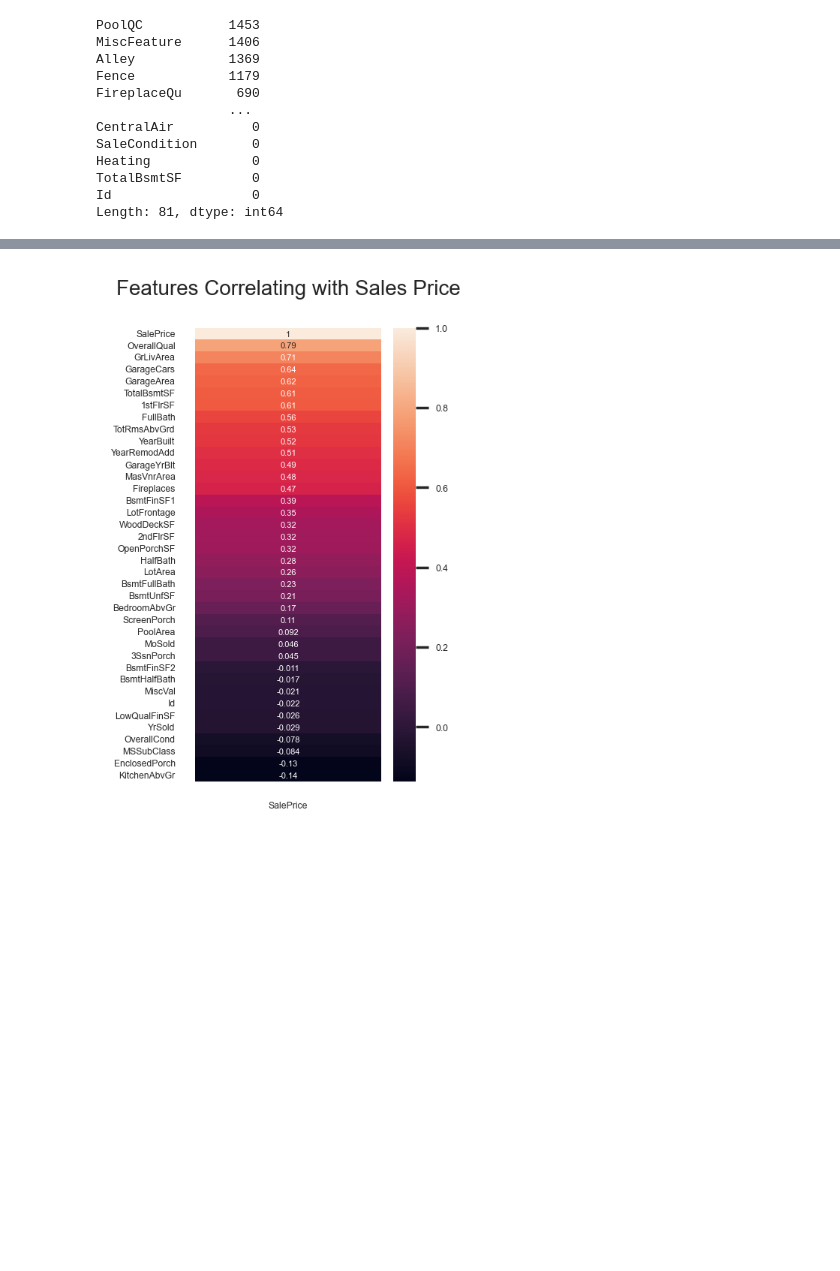
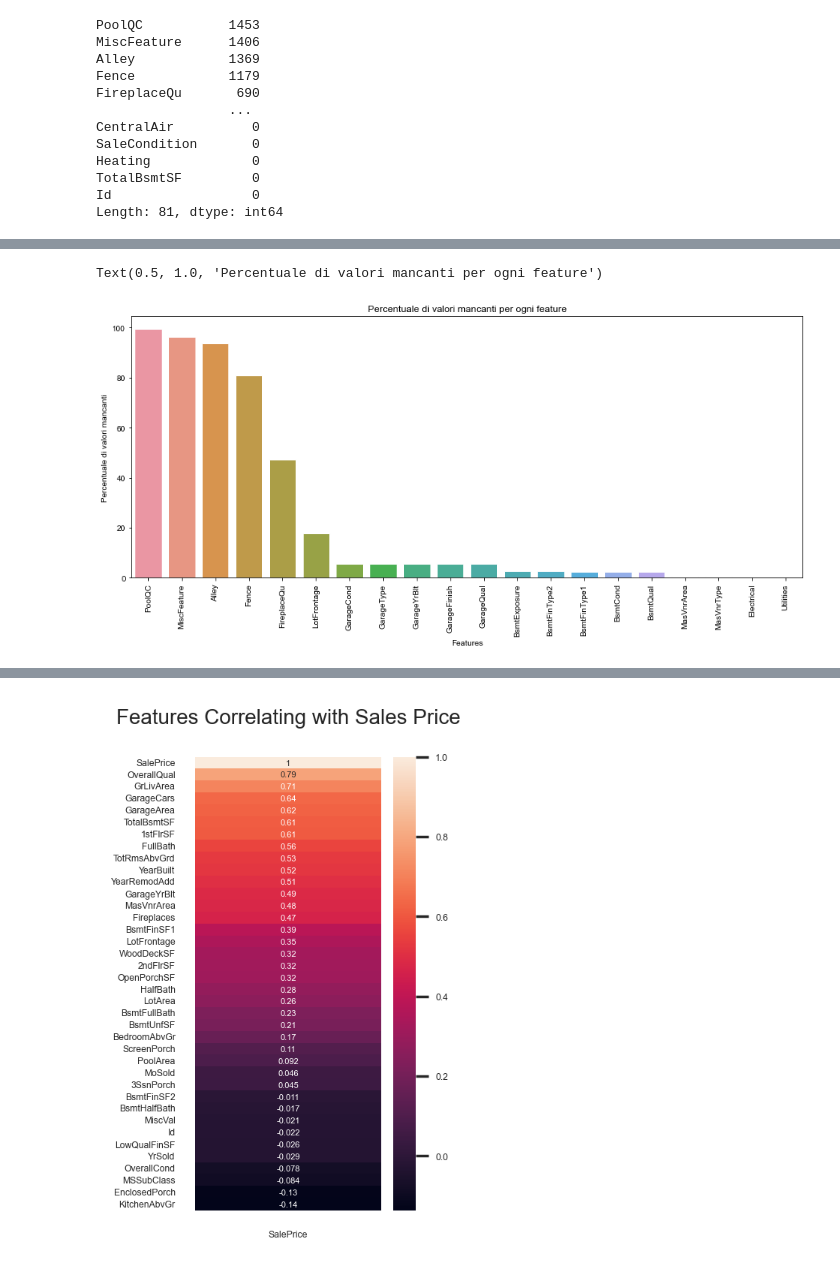
Before and after one commit to vitodigrigoli/house-prices-regression, a Jupyter notebook: di-grigoli.ipynb, the cells around one changed output, grey strips where cells are left out. Saved outputs shown, nothing was run; the diff lists cells and outputs as text; code cells hidden in the pictures; blank space fills up the shorter version.

```diff
--- a/di-grigoli.ipynb
+++ b/di-grigoli.ipynb
@@ -54,14 +54,3 @@ Heating             0
 TotalBsmtSF         0
 Id                  0
 Length: 81, dtype: int64
-# %%
-# stampiamo la matrice di correlazione per vedere come le features sono correlate tra di loro
-import seaborn as sns
-import matplotlib.pyplot as plt
-
-plt.figure(figsize=(15, 12), dpi = 600)
-sns.set(font_scale = 0.5)
-
-corr = df.corr()
-
-sns.heatmap(corr, annot=True, annot_kws={"fontsize":4}, square=True).set_title('Features Correlating', fontdict={'fontsize':16}, pad=16);
@@ -69,0 +57,18 @@ sns.heatmap(corr, annot=True, annot_kws={"fontsize":4}, square=True).set_title('
+# %%
+# calcolo la percentuale di dati mancanti per ogni feature
+
+import seaborn as sns
+import matplotlib.pyplot as plt
+
+missing_ratio = ( ( df.isna().sum() / len(df)) * 100 ).sort_values(ascending=False)
+
+plt.subplots(figsize=(15, 6))
+sns.set(font_scale = 1)
+plt.xticks(rotation='90')
+sns.barplot(x=missing_ratio.index[:20], y=missing_ratio[:20]) #prendo le prime 20 per una migliore visualizzazione
+plt.xlabel('Features')
+plt.ylabel('Percentuale di valori mancanti')
+plt.title('Percentuale di valori mancanti per ogni feature')
+# %% [output]
+Text(0.5, 1.0, 'Percentuale di valori mancanti per ogni feature')
+[figure, added]
```
Also changed, not shown: parts of 3 cells of this notebook.
